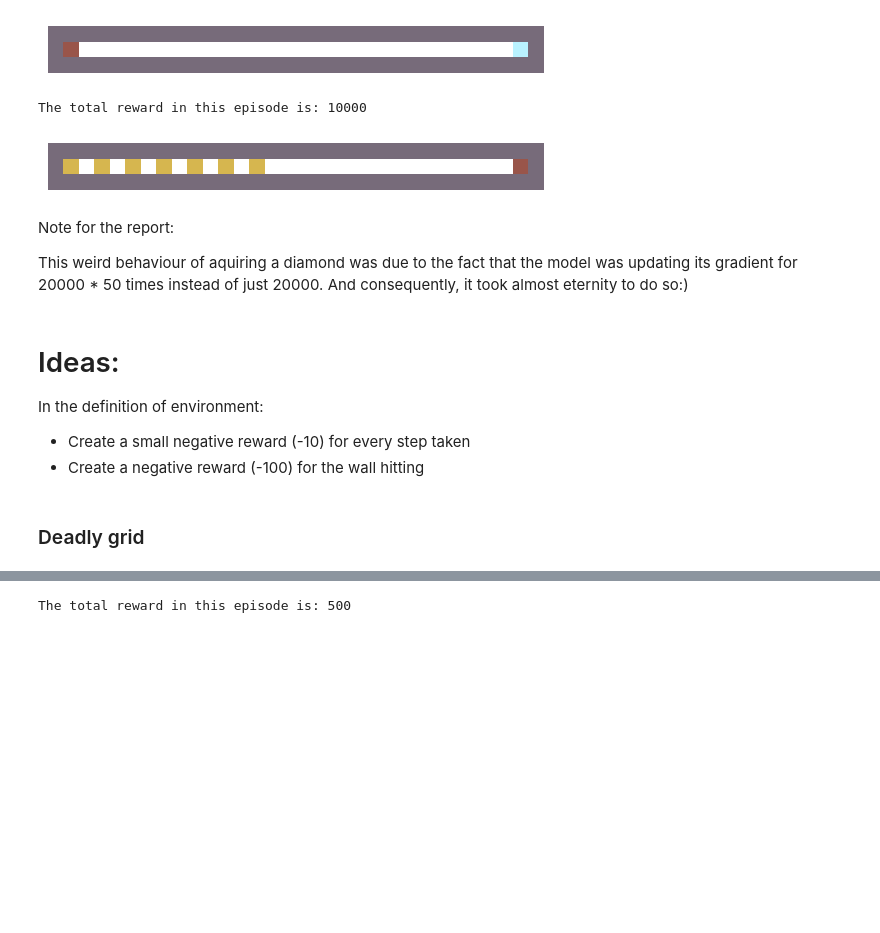
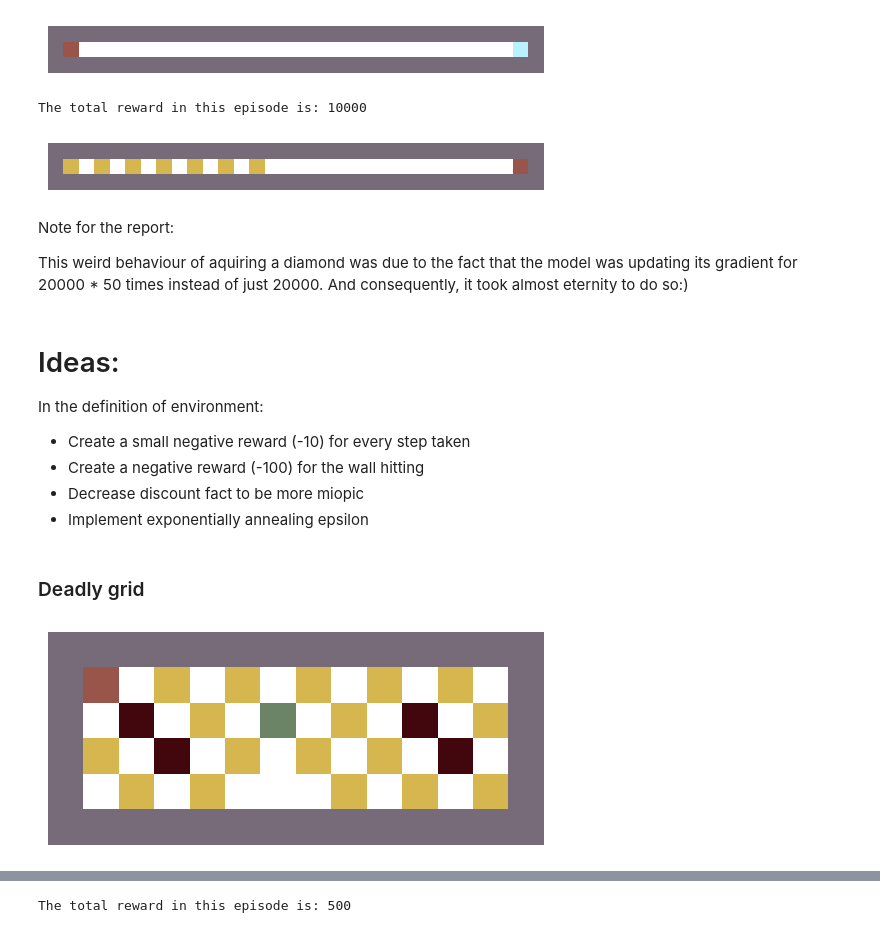
Before and after one commit to ahmedtarek-/Deep-Q-Learning, a Jupyter notebook: deep_q_learning_arina.ipynb, the cells around one changed output, grey strips where cells are left out. Cells and saved outputs as stored; diff of their text form; code cells hidden in the pictures; blank space fills up the shorter version.

```diff
--- a/deep_q_learning_arina.ipynb
+++ b/deep_q_learning_arina.ipynb
@@ -342,11 +516,12 @@ run_trained_model_visual(env, m_gold)
 # %% [output]
 The total reward in this episode is: 700
 [figure]
-# %%
-run_trained_model_visual(env, m_diamond)
-# %% [output]
-The total reward in this episode is: 10000
-[figure, removed]
+# %%
+# Ths 30 mins of training
+run_trained_model_visual(env, m_diamond)
+# %% [output]
+The total reward in this episode is: 10000
+[figure, added]
 # %% [markdown]
 Note for the report:
 
@@ -358,10 +533,16 @@ And consequently, it took almost eternity to do so:)
 In the definition of environment:
 - Create a small negative reward (-10) for every step taken
 - Create a negative reward (-100) for the wall hitting
+- Decrease discount fact to be more miopic
+- Implement exponentially annealing epsilon
 # %% [markdown]
 ### Deadly grid
 # %%
 env_grid = gym.make("DeadlyGrid-v0")
+obs, obs_to_render = env_grid.reset_with_render()
+env_grid.render(obs_to_render)
+# %% [output]
+[figure, added]
 # %%
 states_grid = np.prod(env_grid.observation_space.shape)
 actions_grid = env_grid.action_space.n
```
Also changed, not shown: parts of 14 cells of this notebook.
